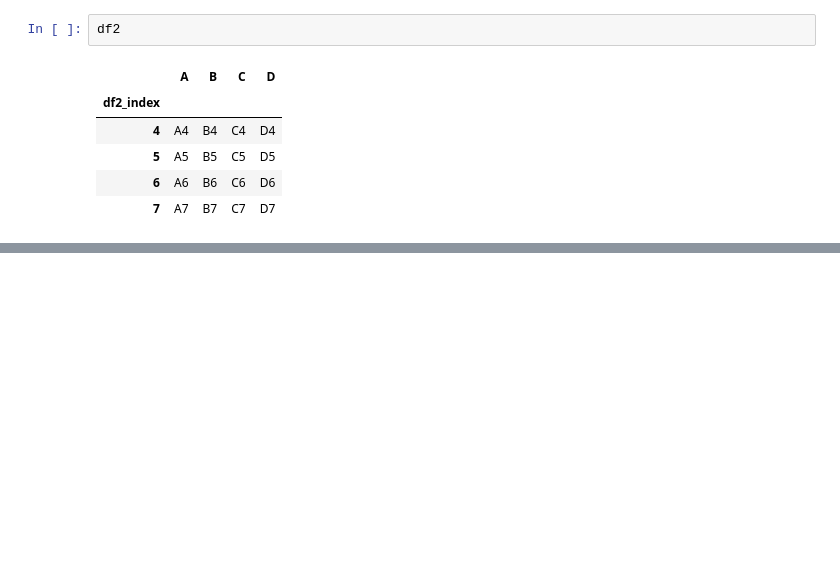
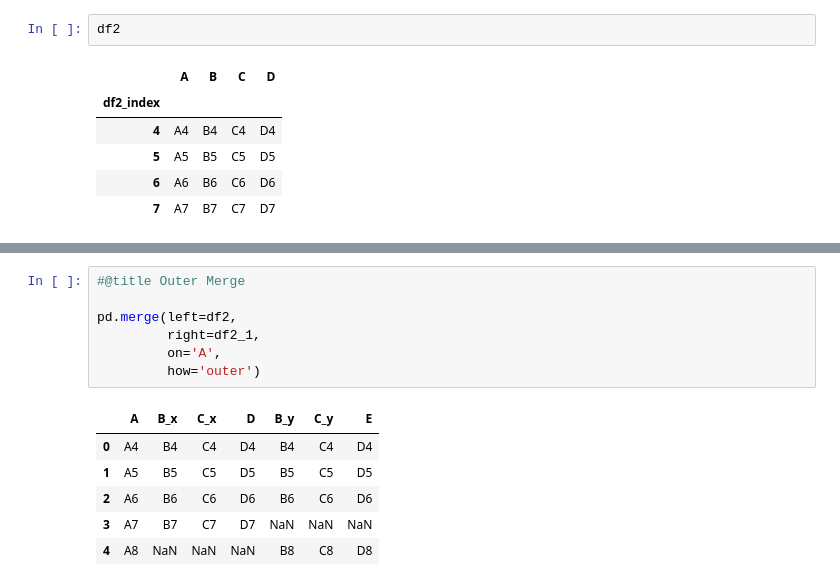
Before and after one commit to parth-github/pandas, a Jupyter notebook: Merge_Join_Concat.ipynb, the cells around one changed output, grey strips where cells are left out. Drawn from its saved outputs; the diff is of its cells as text; blank space fills up the shorter version.

```diff
--- a/Merge_Join_Concat.ipynb
+++ b/Merge_Join_Concat.ipynb
@@ -140,0 +176,14 @@ pd.concat([df2, df2_1], axis=1)
+# %%
+#@title Outer Merge
+
+pd.merge(left=df2,
+         right=df2_1,
+         on='A',
+         how='outer')
+# %% [output]
+|  | A | B_x | C_x | D | B_y | C_y | E |
+| 0 | A4 | B4 | C4 | D4 | B4 | C4 | D4 |
+| 1 | A5 | B5 | C5 | D5 | B5 | C5 | D5 |
+| 2 | A6 | B6 | C6 | D6 | B6 | C6 | D6 |
+| 3 | A7 | B7 | C7 | D7 | NaN | NaN | NaN |
+| 4 | A8 | NaN | NaN | NaN | B8 | C8 | D8 |
```
Also changed, not shown: parts of 8 cells of this notebook.
